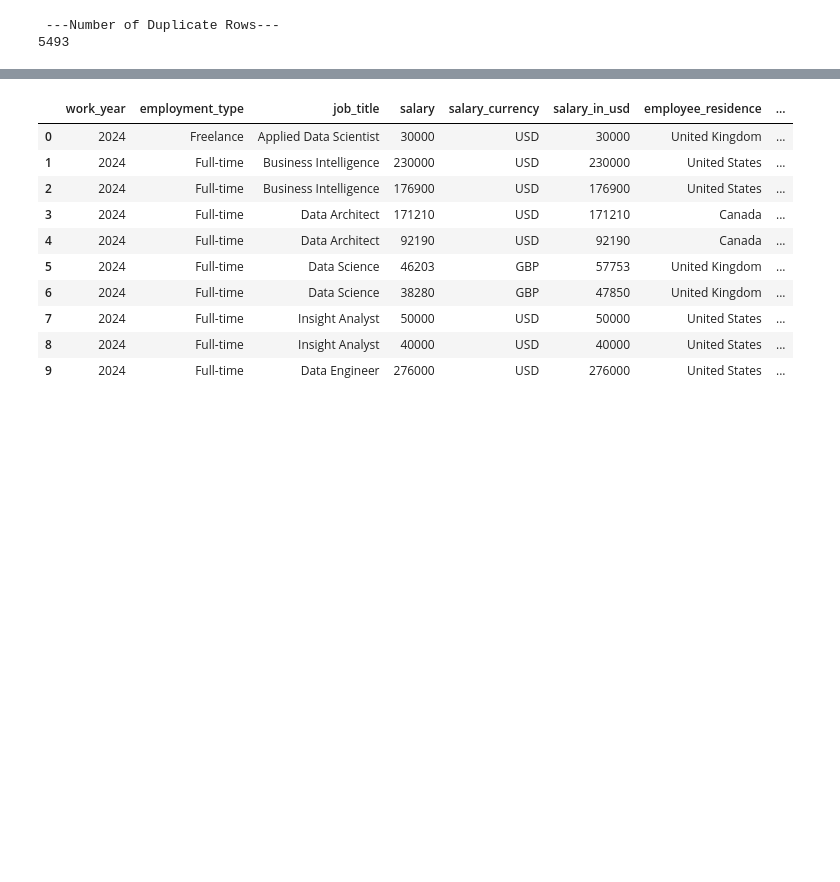
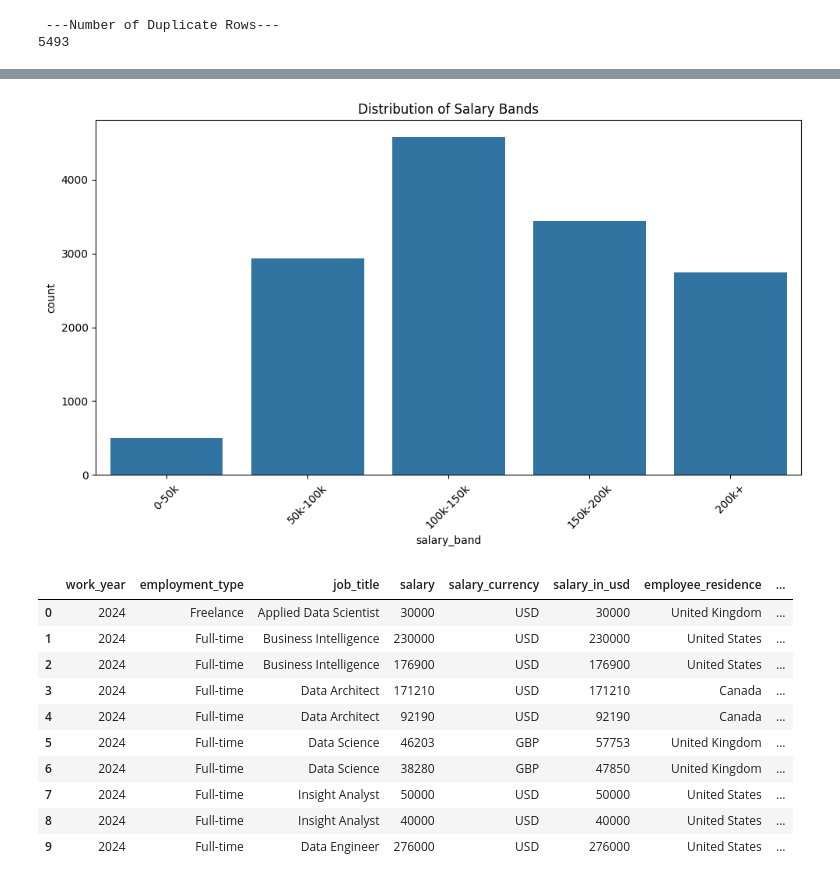
Before and after one commit to nchaubey12/NeuralMET, a Jupyter notebook: notebook/nueramet.ipynb, the cells around one changed output, grey strips where cells are left out. Cells and saved outputs as stored; diff of their text form; code cells hidden in the pictures; blank space fills up the shorter version.

```diff
--- a/notebook/nueramet.ipynb
+++ b/notebook/nueramet.ipynb
@@ -117 +190,15 @@ dtype('int64')
+# %%
+# plot
+bins = [0, 50000, 100000, 150000, 200000, df.salary_in_usd.max()]
+labels = ['0-50k', '50k-100k', '100k-150k', '150k-200k', '200k+']
+
+df['salary_band'] = pd.cut(df.salary_in_usd, bins=bins, labels=labels)
+plt.figure(figsize=(10,6))
+sns.countplot(data=df, x='salary_band')
+plt.title("Distribution of Salary Bands")
+plt.xticks(rotation=45)
+plt.tight_layout()
+plt.show()
+# %% [output]
+[figure, added]
 # %%
```
Also changed, not shown: parts of 75 cells of this notebook, 1 other file.
